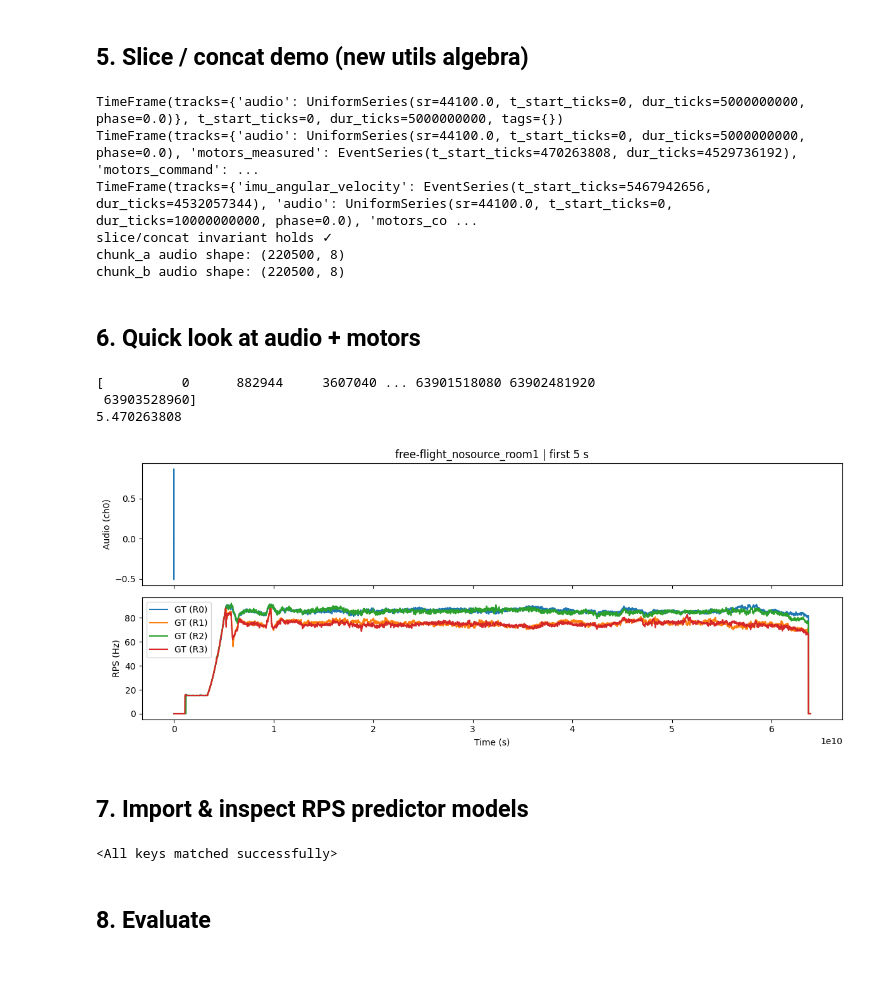
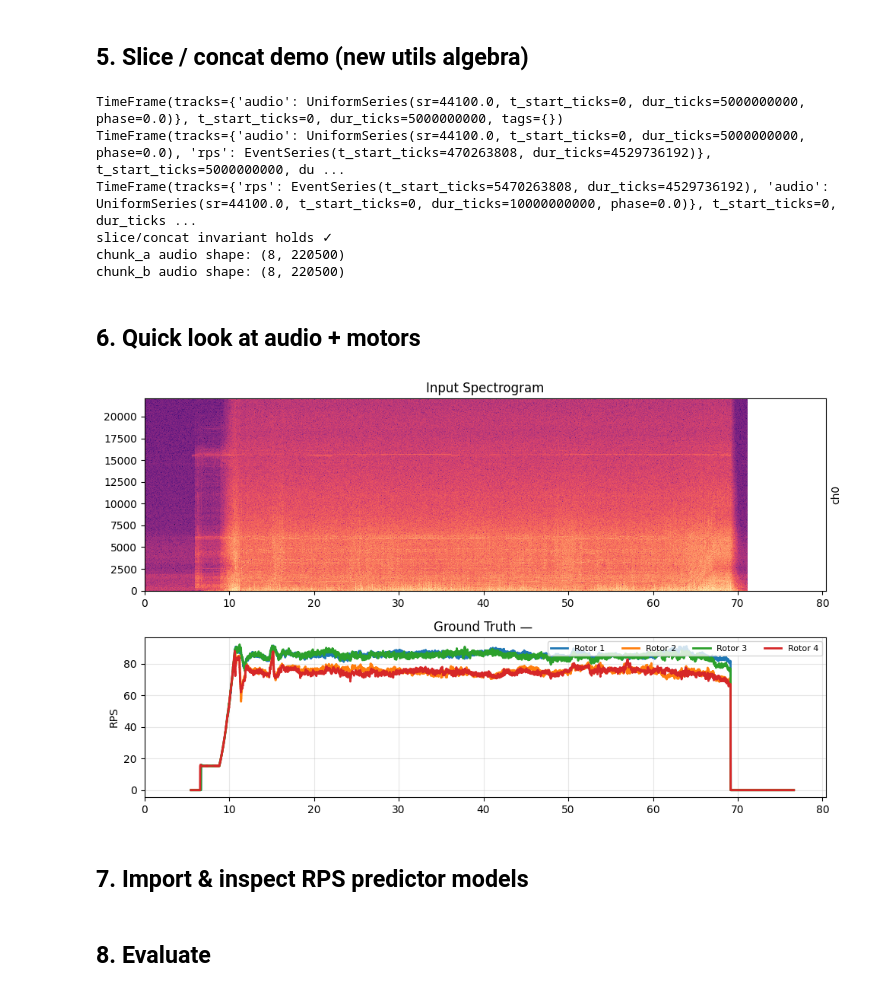
Before and after one commit to flyingleafe/Edge-BS-RoFormer-DroneNoise-LibriMix, a Jupyter notebook: notebooks/dregon_rps_minimal.ipynb, the cells around one changed output. Drawn from its saved outputs; the diff is of its cells as text; code cells hidden in the pictures.

```diff
--- a/notebooks/dregon_rps_minimal.ipynb
+++ b/notebooks/dregon_rps_minimal.ipynb
@@ -74,7 +78,7 @@ def load_timeframe_from_sample(sample, geometry=None):
 
     # ---- audio ----
     tracks["audio"] = UniformSeries.from_samples(
-        samples=rec.audio,
+        samples=rec.audio.T,
         sr=rec.sample_rate,
         t_start=t_start,
     )
@@ -83,41 +87,52 @@ def load_timeframe_from_sample(sample, geometry=None):
     if rec.motors is not None:
         tracks["motors_measured"] = EventSeries.from_events(
             timestamps=rec.motors.timestamps,
-            values=rec.motors.measured,
+            values=rec.motors.measured.T,
         )
         tracks["motors_command"] = EventSeries.from_events(
             timestamps=rec.motors.timestamps,
-            values=rec.motors.command,
+            values=rec.motors.command.T,
         )
 
     # ---- IMU ----
     if rec.imu is not None:
         tracks["imu_angular_velocity"] = EventSeries.from_events(
             timestamps=rec.imu.timestamps,
-            values=rec.imu.angular_velocity,
+            values=rec.imu.angular_velocity.T,
         )
         tracks["imu_acceleration"] = EventSeries.from_events(
             timestamps=rec.imu.timestamps,
-            values=rec.imu.acceleration,
+            values=rec.imu.acceleration.T,
         )
 
     # ---- source position ----
     if rec.source_position is not None:
         tracks["source_position_azimuth"] = EventSeries.from_events(
             timestamps=rec.source_position.timestamps,
-            values=rec.source_position.azimuth[:, None],  # keep 2-D shape
+            values=rec.source_position.azimuth[None, :],  # keep 2-D shape
         )
         tracks["source_position_elevation"] = EventSeries.from_events(
             timestamps=rec.source_position.timestamps,
-            values=rec.source_position.elevation[:, None],
+            values=rec.source_position.elevation[None, :],
         )
         tracks["source_position_distance"] = EventSeries.from_events(
             timestamps=rec.source_position.timestamps,
-            values=rec.source_position.distance[:, None],
+            values=rec.source_position.distance[None, :],
         )
 
     frame = TimeFrame.from_tracks(tracks)
     return rec, frame
+
+def mk_standard(tf: TimeFrame):
+    return TimeFrame.from_tracks(
+        tracks=dict(
+            audio=tf["audio"],
+            rps=tf["motors_measured"],
+        ),
+        t_start=tf.t_start,
+        t_end=tf.t_end,
+        tags=tf.tags,
+    )
 # %% [markdown]
 ## 3. Load DREGON (HuggingFace-style lazy dataset)
 # %%
@@ -157,7 +172,7 @@ for k in frame.keys():
     series = frame[k]
     print(f"  {k}: {len(series)} events, values shape {series.values.shape if series.values is not None else None}")
 
-frame = frame.shift(-frame.t_start)
+frame = mk_standard(frame.shift(-frame.t_start))
 # %% [output]
 Recording ID: free-flight_nosource_room1
 Tracks: ['audio', 'motors_measured', 'motors_command', 'imu_angular_velocity', 'imu_acceleration']
@@ -192,10 +207,10 @@ print("chunk_a audio shape:", chunk_a["audio"].samples.shape)
 print("chunk_b audio shape:", chunk_b["audio"].samples.shape)
 # %% [output]
 TimeFrame(tracks={'audio': UniformSeries(sr=44100.0, t_start_ticks=0, dur_ticks=5000000000, phase=0.0)}, t_start_ticks=0, dur_ticks=5000000000, tags={})
-TimeFrame(tracks={'audio': UniformSeries(sr=44100.0, t_start_ticks=0, dur_ticks=5000000000, phase=0.0), 'motors_measured': EventSeries(t_start_ticks=470263808, dur_ticks=4529736192), 'motors_command': ...
-TimeFrame(tracks={'imu_angular_velocity': EventSeries(t_start_ticks=5467942656, dur_ticks=4532057344), 'audio': UniformSeries(sr=44100.0, t_start_ticks=0, dur_ticks=10000000000, phase=0.0), 'motors_co ...
+TimeFrame(tracks={'audio': UniformSeries(sr=44100.0, t_start_ticks=0, dur_ticks=5000000000, phase=0.0), 'rps': EventSeries(t_start_ticks=470263808, dur_ticks=4529736192)}, t_start_ticks=5000000000, du ...
+TimeFrame(tracks={'rps': EventSeries(t_start_ticks=5470263808, dur_ticks=4529736192), 'audio': UniformSeries(sr=44100.0, t_start_ticks=0, dur_ticks=10000000000, phase=0.0)}, t_start_ticks=0, dur_ticks ...
 slice/concat invariant holds ✓
-chunk_a audio shape: (220500, 8)
-chunk_b audio shape: (220500, 8)
+chunk_a audio shape: (8, 220500)
+chunk_b audio shape: (8, 220500)
 # %% [markdown]
 ## 6. Quick look at audio + motors
@@ -237,15 +217,6 @@ def plot_audio_and_rps(tf, prediction: Optional[np.ndarray] = None):
-# %%
-plot_audio_and_rps(frame)
-# %% [output]
-[          0      882944     3607040 ... 63901518080 63902481920
- 63903528960]
-5.470263808
-[figure, removed]
+# %%
+fig = plot_sample_comparison(sample=frame, figsize=(10, 6))
+# %% [output]
+[figure, added]
 # %% [markdown]
 ## 7. Import & inspect RPS predictor models
-# %%
-model = SimpleConv()
-state_dict = torch.load('../results/rps_exp_simple_conv/best_simple_conv.pt', map_location='cpu')
-model.load_state_dict(state_dict)
-# %% [output]
-<All keys matched successfully>
```
Also changed, not shown: parts of 15 cells of this notebook, 19 other files.
